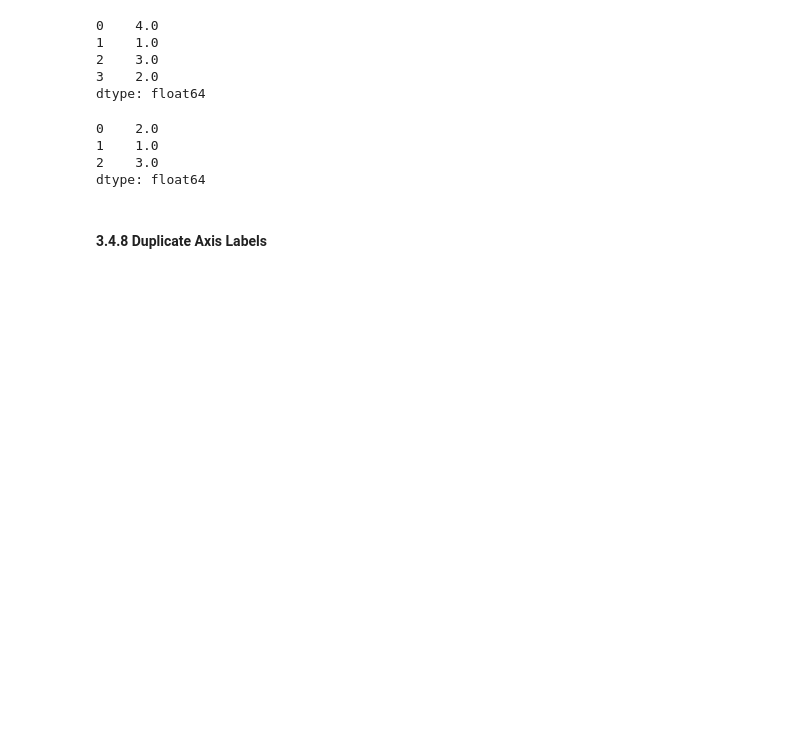
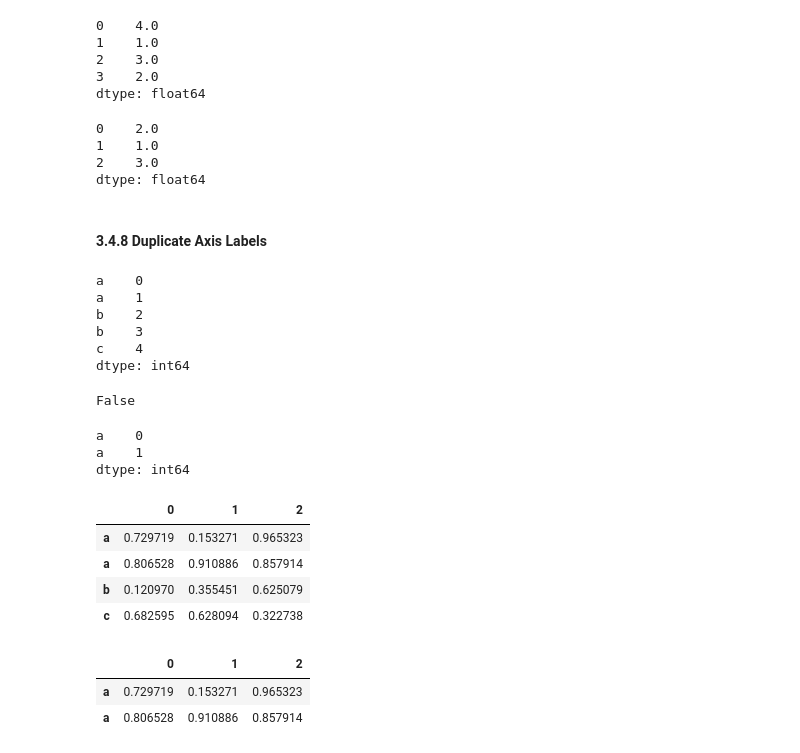
Before and after one commit to pekoto-zz/MyJupyterNotes, a Jupyter notebook: Python for Data Analysis.ipynb, the cells around one changed output. Cells and saved outputs as stored; diff of their text form; code cells hidden in the pictures; blank space fills up the shorter version.

```diff
--- a/Python for Data Analysis.ipynb
+++ b/Python for Data Analysis.ipynb
@@ -2273,3 +2273,43 @@ dtype: float64
 # DataFrames can rank over rows or columns
 # %% [markdown]
 #### 3.4.8 Duplicate Axis Labels
+# %%
+# Say you have a series with duplicate labels
+series = pd.Series(range(5), index=['a', 'a', 'b', 'b', 'c'])
+series
+# %% [output]
+a    0
+a    1
+b    2
+b    3
+c    4
+dtype: int64
+# %%
+# Check if the index is unique
+series.index.is_unique
+# %% [output]
+False
+# %%
+# Instead of returning the scalar value, calling a duplicate index will return another Series with
+# all of those values
+series['a']
+# %% [output]
+a    0
+a    1
+dtype: int64
+# %%
+# Same with DataFrame
+df = pd.DataFrame(np.random.rand(4, 3), index=['a', 'a', 'b', 'c'])
+df
+# %% [output]
+|  | 0 | 1 | 2 |
+| a | 0.729719 | 0.153271 | 0.965323 |
+| a | 0.806528 | 0.910886 | 0.857914 |
+| b | 0.120970 | 0.355451 | 0.625079 |
+| c | 0.682595 | 0.628094 | 0.322738 |
+# %%
+df.loc['a']
+# %% [output]
+|  | 0 | 1 | 2 |
+| a | 0.729719 | 0.153271 | 0.965323 |
+| a | 0.806528 | 0.910886 | 0.857914 |
```
Also changed, not shown: parts of 11 cells of this notebook.
